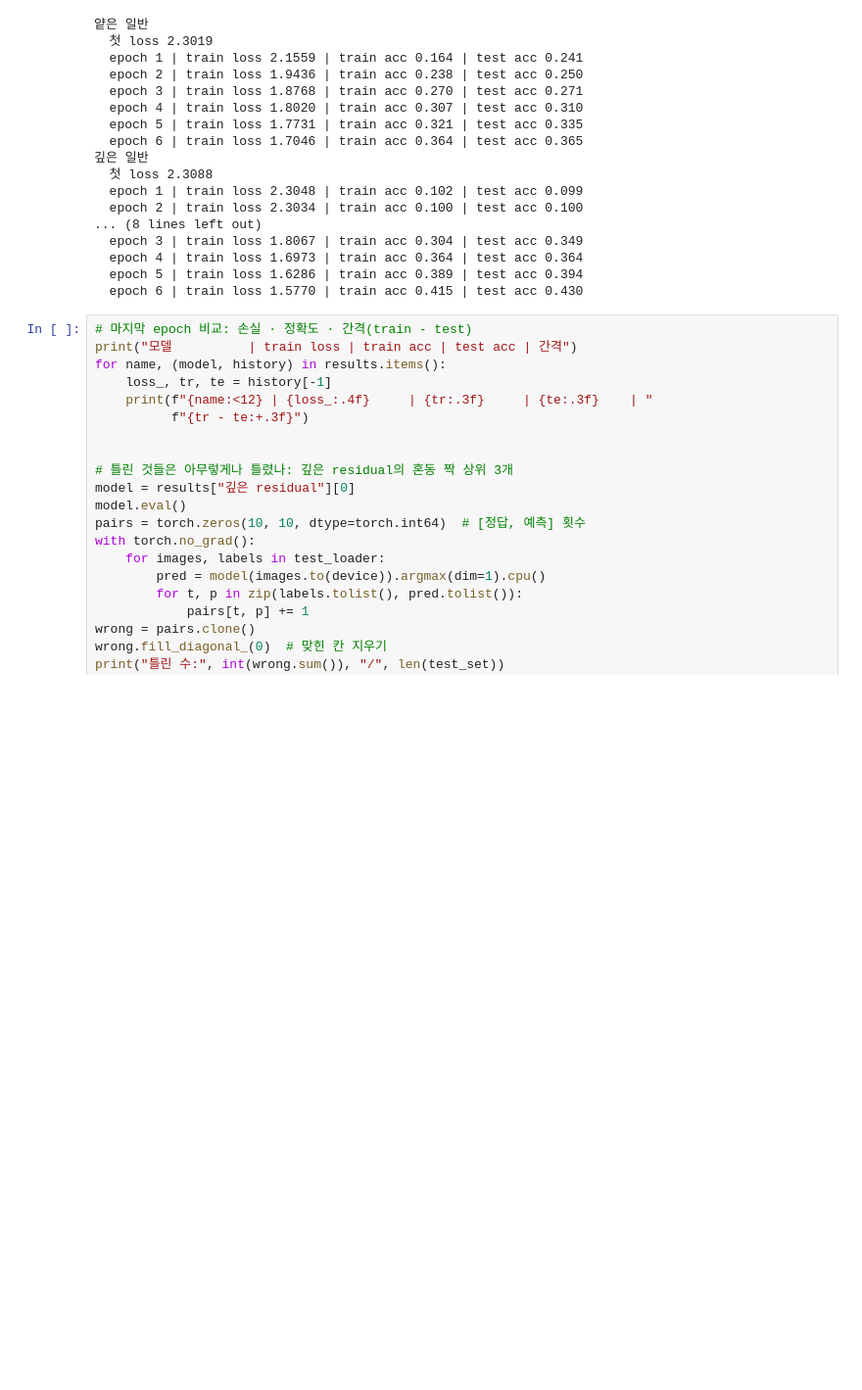
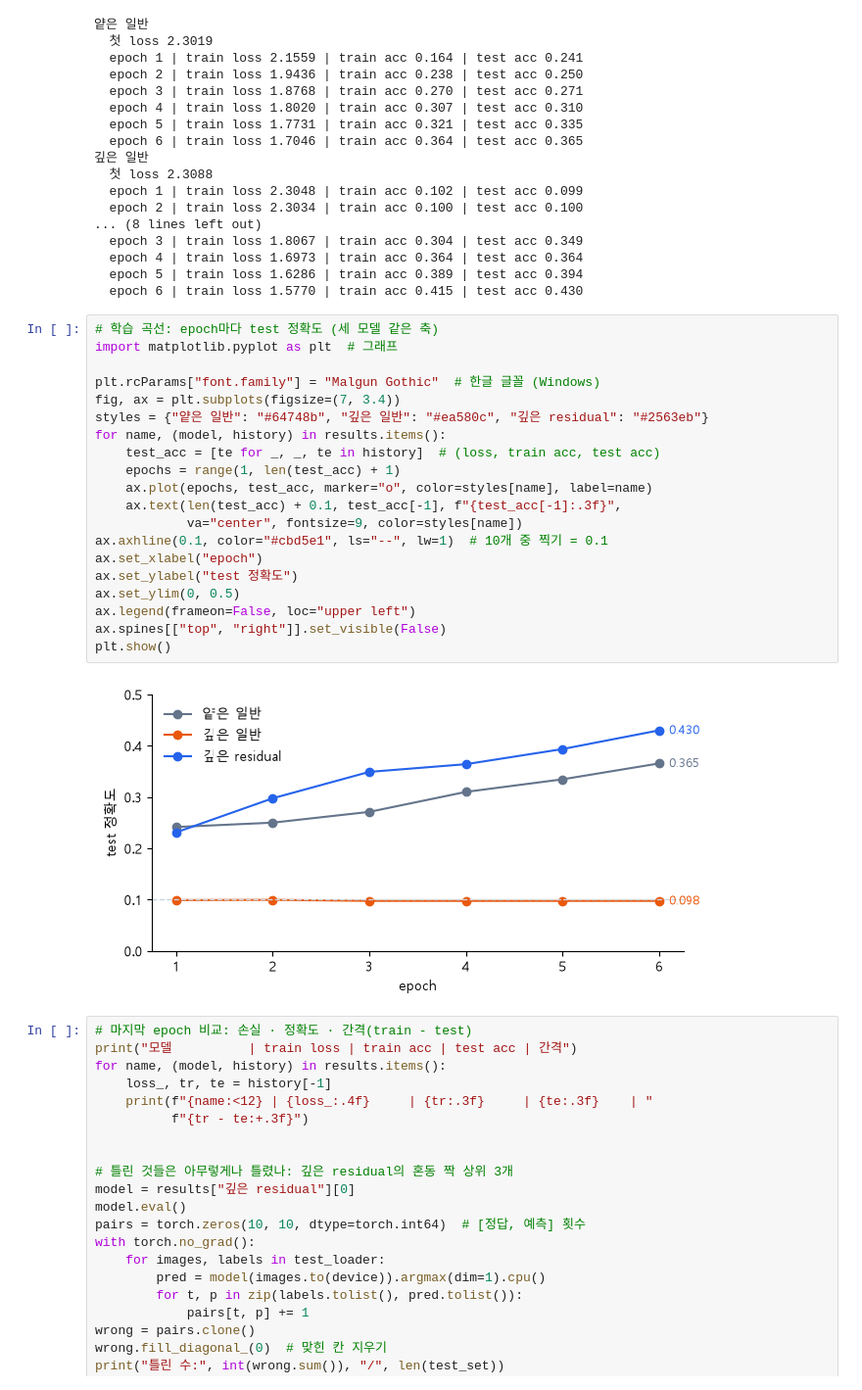
Before and after one commit to lee-da-gyo/ml-dl-study, a Jupyter notebook: 기초 문법 정리/07_CNN/CNN-2_풀링·구조·ResNet(완성본).ipynb, the cells around one changed output. Shown at 98% size. Saved outputs shown, nothing was run; the diff lists cells and outputs as text; blank space fills up the shorter version.

```diff
--- a/기초 문법 정리/07_CNN/CNN-2_풀링·구조·ResNet(완성본).ipynb
+++ b/기초 문법 정리/07_CNN/CNN-2_풀링·구조·ResNet(완성본).ipynb
@@ -3227,6 +2306,28 @@ for name, (residual, n_blocks) in configs.items():
   epoch 4 | train loss 1.6973 | train acc 0.364 | test acc 0.364
   epoch 5 | train loss 1.6286 | train acc 0.389 | test acc 0.394
   epoch 6 | train loss 1.5770 | train acc 0.415 | test acc 0.430
+# %%
+# 학습 곡선: epoch마다 test 정확도 (세 모델 같은 축)
+import matplotlib.pyplot as plt  # 그래프
+
+plt.rcParams["font.family"] = "Malgun Gothic"  # 한글 글꼴 (Windows)
+fig, ax = plt.subplots(figsize=(7, 3.4))
+styles = {"얕은 일반": "#64748b", "깊은 일반": "#ea580c", "깊은 residual": "#2563eb"}
+for name, (model, history) in results.items():
+    test_acc = [te for _, _, te in history]  # (loss, train acc, test acc)
+    epochs = range(1, len(test_acc) + 1)
+    ax.plot(epochs, test_acc, marker="o", color=styles[name], label=name)
+    ax.text(len(test_acc) + 0.1, test_acc[-1], f"{test_acc[-1]:.3f}",
+            va="center", fontsize=9, color=styles[name])
+ax.axhline(0.1, color="#cbd5e1", ls="--", lw=1)  # 10개 중 찍기 = 0.1
+ax.set_xlabel("epoch")
+ax.set_ylabel("test 정확도")
+ax.set_ylim(0, 0.5)
+ax.legend(frameon=False, loc="upper left")
+ax.spines[["top", "right"]].set_visible(False)
+plt.show()
+# %% [output]
+[figure, added]
 # %%
 # 마지막 epoch 비교: 손실 · 정확도 · 간격(train - test)
 print("모델          | train loss | train acc | test acc | 간격")
```
Also changed, not shown: parts of 95 cells of this notebook, 9 other files.
